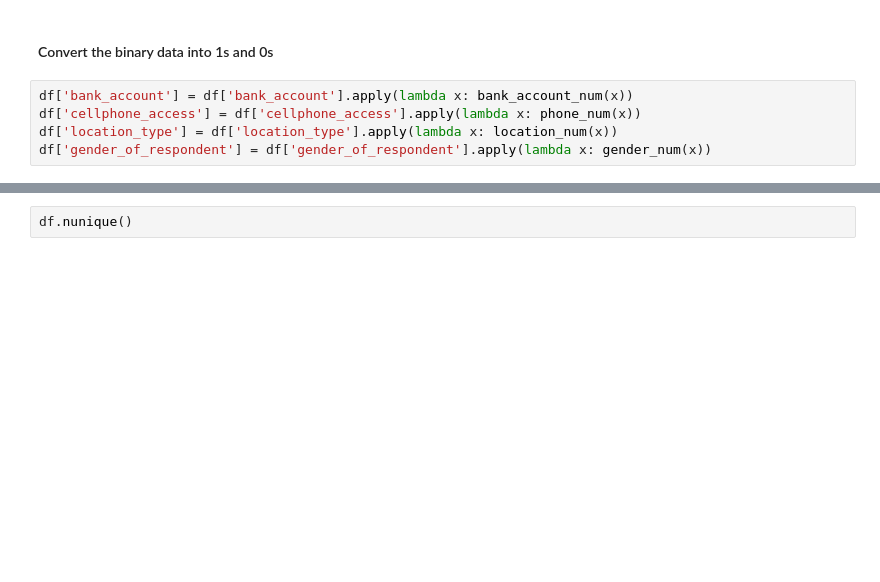
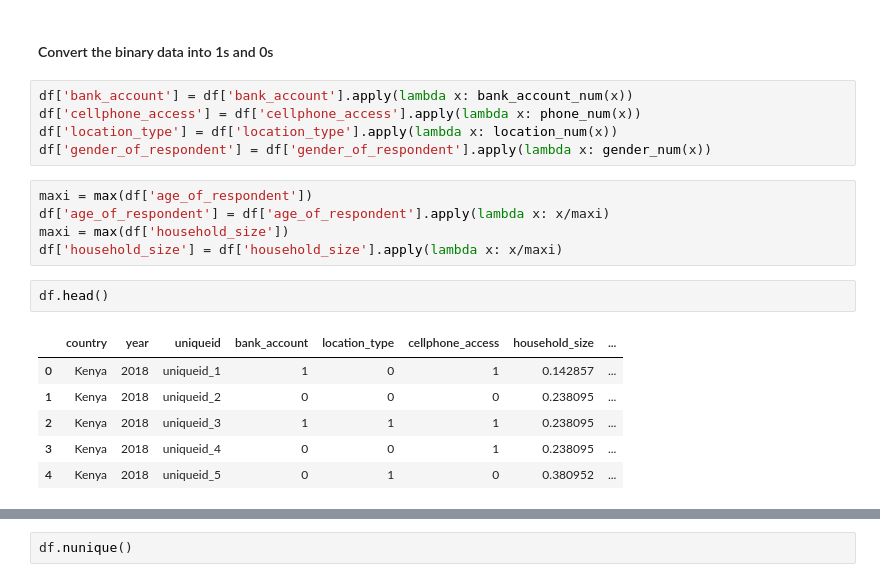
Before and after one commit to Eben-Success/ML_Financial_Inclusion_In_Africa, a Jupyter notebook: machine learning.ipynb, the cells around one changed output, grey strips where cells are left out. Drawn from its saved outputs; the diff is of its cells as text; blank space fills up the shorter version.

```diff
--- a/machine learning.ipynb
+++ b/machine learning.ipynb
@@ -144,3 +153,17 @@ df['bank_account'] = df['bank_account'].apply(lambda x: bank_account_num(x))
 df['cellphone_access'] = df['cellphone_access'].apply(lambda x: phone_num(x))
 df['location_type'] = df['location_type'].apply(lambda x: location_num(x))
 df['gender_of_respondent'] = df['gender_of_respondent'].apply(lambda x: gender_num(x))
+# %%
+maxi = max(df['age_of_respondent'])
+df['age_of_respondent'] = df['age_of_respondent'].apply(lambda x: x/maxi)
+maxi = max(df['household_size'])
+df['household_size'] = df['household_size'].apply(lambda x: x/maxi)
+# %%
+df.head()
+# %% [output]
+|  | country | year | uniqueid | bank_account | location_type | cellphone_access | household_size | ... |
+| 0 | Kenya | 2018 | uniqueid_1 | 1 | 0 | 1 | 0.142857 | ... |
+| 1 | Kenya | 2018 | uniqueid_2 | 0 | 0 | 0 | 0.238095 | ... |
+| 2 | Kenya | 2018 | uniqueid_3 | 1 | 1 | 1 | 0.238095 | ... |
+| 3 | Kenya | 2018 | uniqueid_4 | 0 | 0 | 1 | 0.238095 | ... |
+| 4 | Kenya | 2018 | uniqueid_5 | 0 | 1 | 0 | 0.380952 | ... |
```
Also changed, not shown: parts of 11 cells of this notebook.
